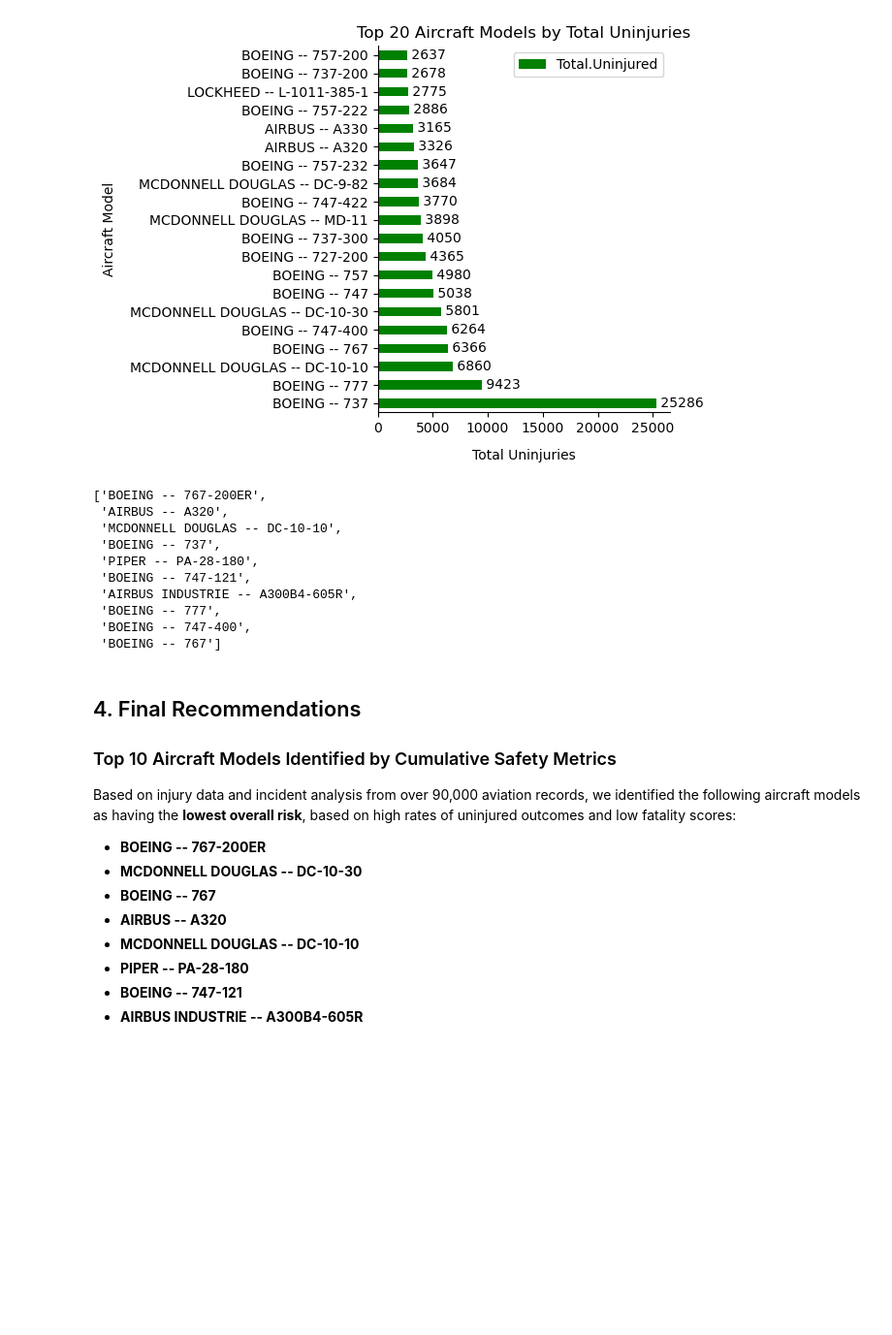
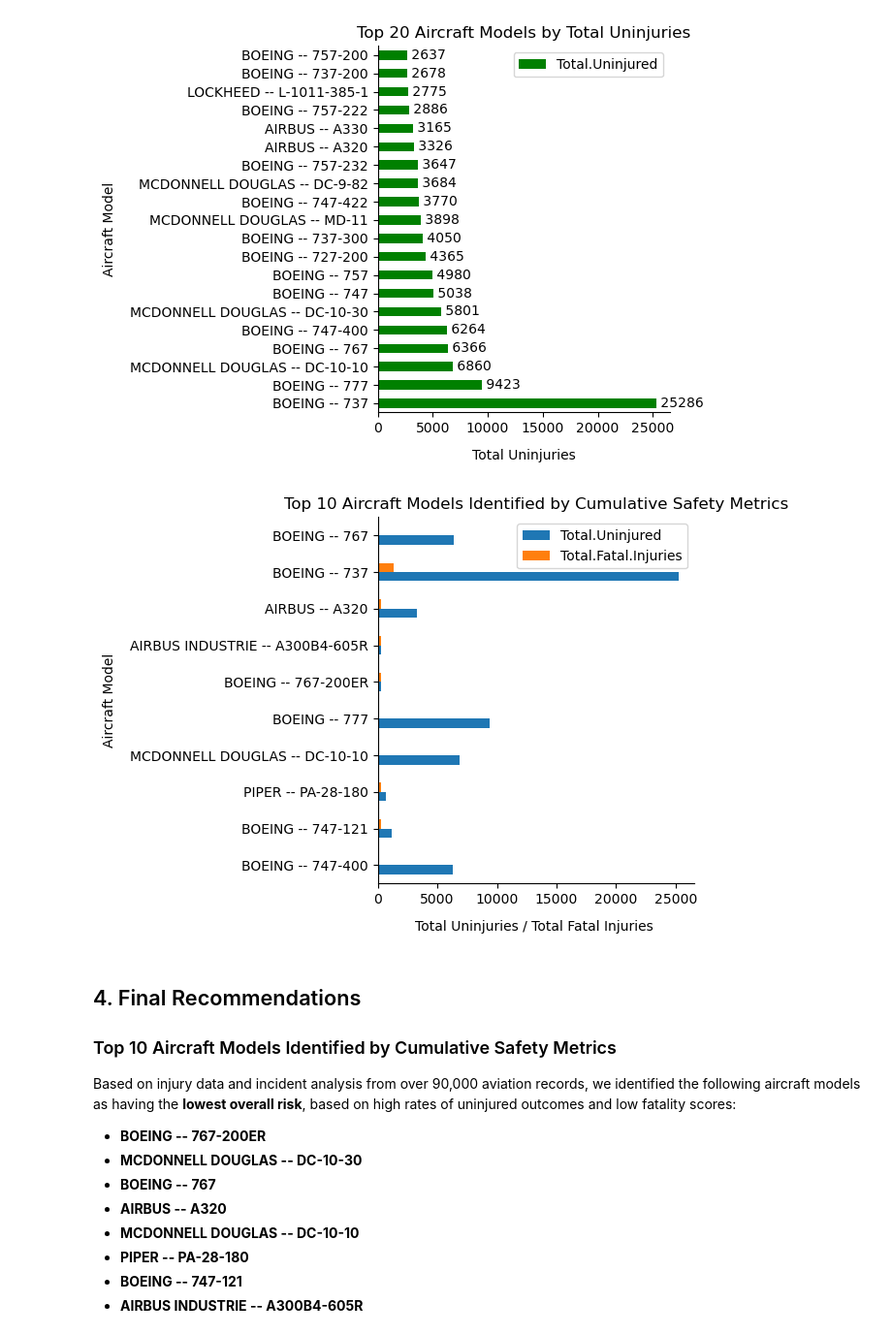
Before and after one commit to ralphy89/dsc-phase-1-project, a Jupyter notebook: working_notebook.ipynb, the cells around one changed output. Shown: that part at 97% size. Drawn from its saved outputs; the diff is of its cells as text; code cells hidden in the pictures; blank space fills up the shorter version.

```diff
--- a/working_notebook.ipynb
+++ b/working_notebook.ipynb
@@ -865,25 +897,32 @@ plt.show()
 # %%
 # Step 1: Get top 10 safest models (high uninjured, low injuries)
 top_safe = safe_by_model.index[:5].tolist()  # Top 5 uninjured models
 
 # Step 2: Get least fatal models (bottom of fatal list = safer)
 least_fatal = fatal_by_model.index[-5:].tolist()[::-1]  # Reverse to ascending
 
 # Step 3: Combine and deduplicate
 recommended_models = list(set(top_safe + least_fatal))
 
-recommended_models
+top_10_recommended_models = (
+    aviation_data.groupby('Aircraft.Type')[['Total.Uninjured', 'Total.Fatal.Injuries']]
+    .sum()
+    .sort_values('Total.Fatal.Injuries', ascending=False)
+)
+top_10_recommended_models.loc[recommended_models].plot(kind='barh')
+# Add titles and labels
+plt.title('Top 10 Aircraft Models Identified by Cumulative Safety Metrics')
+plt.xlabel('Total Uninjuries / Total Fatal Injuries ', labelpad=10)
+plt.ylabel('Aircraft Model', labelpad=10)
+
+
+# Remove top and right borders
+plt.gca().spines['top'].set_visible(False)
+plt.gca().spines['right'].set_visible(False)
+
+plt.tight_layout()
 # %% [output]
-['BOEING -- 767-200ER',
- 'AIRBUS -- A320',
- 'MCDONNELL DOUGLAS -- DC-10-10',
- 'BOEING -- 737',
- 'PIPER -- PA-28-180',
- 'BOEING -- 747-121',
- 'AIRBUS INDUSTRIE -- A300B4-605R',
- 'BOEING -- 777',
- 'BOEING -- 747-400',
- 'BOEING -- 767']
+[figure, added]
 # %% [markdown]
 ## 4. Final Recommendations
 
```
Also changed, not shown: parts of 3 cells of this notebook, 2 other files.
